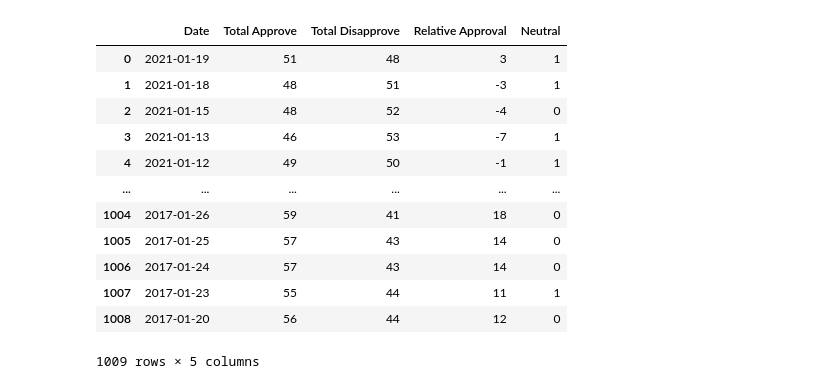
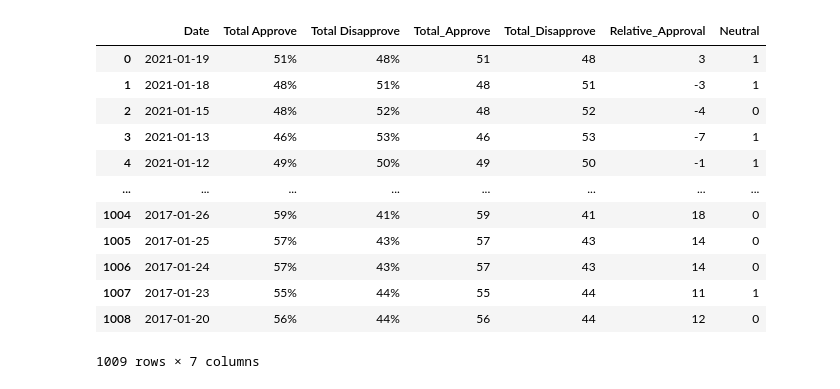
Before and after one commit to jlloydgsu10/Team-Project-3, a Jupyter notebook: code/Web_scrp1.ipynb, the cells around one changed output. Cells and saved outputs as stored; diff of their text form; code cells hidden in the pictures.

```diff
--- a/code/Web_scrp1.ipynb
+++ b/code/Web_scrp1.ipynb
@@ -125,48 +172,48 @@ df_obama9b
 # %%
 df_trump.head()
 df_trump1 = df_trump.drop(df_trump[df_trump["Approval Index"] == "No Polling - New Years Eve"].index)
 df_trump1a = df_trump1.drop(df_trump1[df_trump1["Approval Index"] == "No Polling - New Years Day"].index)
 df_trump1b = df_trump1a.drop(df_trump1a[df_trump1a["Approval Index"] == "No Polling - New Years"].index)
 df_trump1c = df_trump1b.drop(df_trump1b[df_trump1b["Approval Index"] == "No Polling - Thanksgiving"].index)
 df_trump2 = df_trump1c.drop(df_trump1c[df_trump1c["Approval Index"] == "No Polling - Christmas"].index)
 df_trump2a = df_trump2.drop(df_trump2[df_trump2["Approval Index"] == "No Polling - Fourth of July"].index)
 df_trump3 = df_trump2a.drop(df_trump2a[df_trump2a["Approval Index"] == "No Polling"].index)
 # count = df_trump3["Total Approve"].value_counts()
 # count
 df_trump3= df_trump3.dropna(how='any')
 df_trump3.reset_index(drop=True, inplace=True)
 
-df_trump3[['Total Approve','sign']] = df_trump3["Total Approve"].str.split('%', 1, expand=True)
-df_trump3[['Total Disapprove','sign1']] = df_trump3["Total Disapprove"].str.split('%', 1, expand=True)
+df_trump3[['Total_Approve','sign']] = df_trump3["Total Approve"].str.split('%', 1, expand=True)
+df_trump3[['Total_Disapprove','sign1']] = df_trump3["Total Disapprove"].str.split('%', 1, expand=True)
 
-df_trump3['Total Approve']=df_trump3['Total Approve'].astype(int)
-df_trump3['Total Disapprove']=df_trump3['Total Disapprove'].astype(int)
+df_trump3['Total_Approve']=df_trump3['Total_Approve'].astype(int)
+df_trump3['Total_Disapprove']=df_trump3['Total_Disapprove'].astype(int)
 
-df_trump3['Relative Approval'] = df_trump3['Total Approve'] - df_trump3['Total Disapprove']
-df_trump3['Neutral'] = 100- (df_trump3['Total Approve'] + df_trump3['Total Disapprove'] )
+df_trump3['Relative_Approval'] = df_trump3['Total_Approve'] - df_trump3['Total_Disapprove']
+df_trump3['Neutral'] = 100- (df_trump3['Total_Approve'] + df_trump3['Total_Disapprove'] )
 
 del df_trump3['Approval Index']
 del df_trump3['Strongly Approve']
 del df_trump3['Strongly Disapprove']
 del df_trump3['sign']
 del df_trump3['sign1']
 df_trump3['Date'] = pd.to_datetime(df_trump3['Date'])
 
 df_trump3.sort_values(by='Date')
-df_trump3.to_csv("output/trump_approval.csv", index=True)
+df_trump3.to_csv("static/data/trump_approval.csv", index=True)
 
 df_trump3
 # %% [output]
-|  | Date | Total Approve | Total Disapprove | Relative Approval | Neutral |
-| 0 | 2021-01-19 | 51 | 48 | 3 | 1 |
-| 1 | 2021-01-18 | 48 | 51 | -3 | 1 |
-| 2 | 2021-01-15 | 48 | 52 | -4 | 0 |
-| 3 | 2021-01-13 | 46 | 53 | -7 | 1 |
-| 4 | 2021-01-12 | 49 | 50 | -1 | 1 |
-| ... | ... | ... | ... | ... | ... |
-| 1004 | 2017-01-26 | 59 | 41 | 18 | 0 |
-| 1005 | 2017-01-25 | 57 | 43 | 14 | 0 |
-| 1006 | 2017-01-24 | 57 | 43 | 14 | 0 |
-| 1007 | 2017-01-23 | 55 | 44 | 11 | 1 |
-| 1008 | 2017-01-20 | 56 | 44 | 12 | 0 |
+|  | Date | Total Approve | Total Disapprove | Total_Approve | Total_Disapprove | Relative_Approval | Neutral |
+| 0 | 2021-01-19 | 51% | 48% | 51 | 48 | 3 | 1 |
+| 1 | 2021-01-18 | 48% | 51% | 48 | 51 | -3 | 1 |
+| 2 | 2021-01-15 | 48% | 52% | 48 | 52 | -4 | 0 |
+| 3 | 2021-01-13 | 46% | 53% | 46 | 53 | -7 | 1 |
+| 4 | 2021-01-12 | 49% | 50% | 49 | 50 | -1 | 1 |
+| ... | ... | ... | ... | ... | ... | ... | ... |
+| 1004 | 2017-01-26 | 59% | 41% | 59 | 41 | 18 | 0 |
+| 1005 | 2017-01-25 | 57% | 43% | 57 | 43 | 14 | 0 |
+| 1006 | 2017-01-24 | 57% | 43% | 57 | 43 | 14 | 0 |
+| 1007 | 2017-01-23 | 55% | 44% | 55 | 44 | 11 | 1 |
+| 1008 | 2017-01-20 | 56% | 44% | 56 | 44 | 12 | 0 |
-1009 rows × 5 columns
+1009 rows × 7 columns
```
Also changed, not shown: parts of 11 cells of this notebook, 12 other files.
